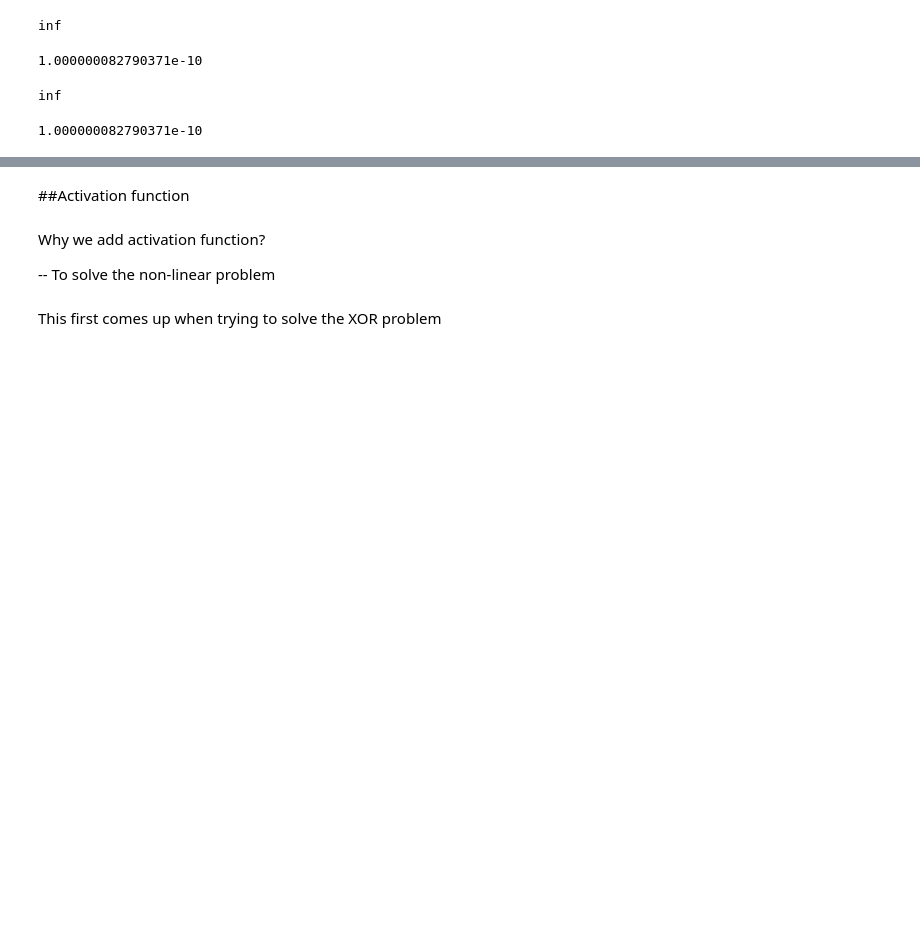
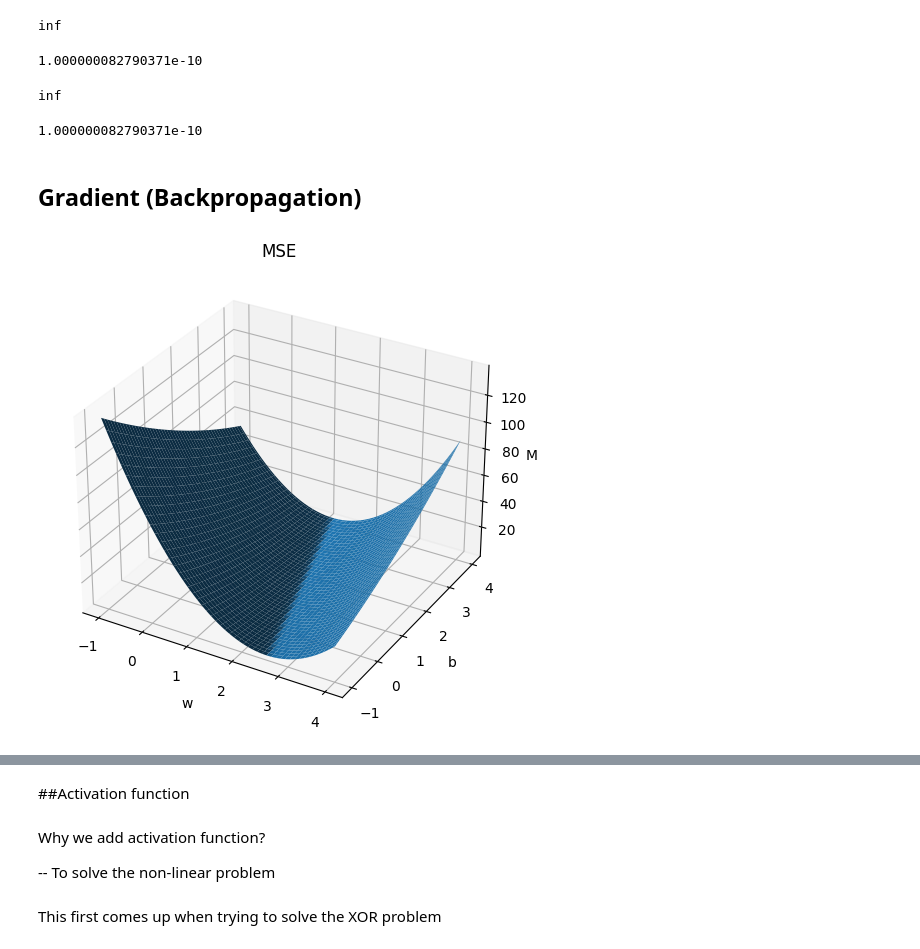
Before and after one commit to leonyangucl/2023fyp, a Jupyter notebook: CNN.ipynb, the cells around one changed output, grey strips where cells are left out. Cells and saved outputs as stored; diff of their text form; code cells hidden in the pictures; blank space fills up the shorter version.

```diff
--- a/CNN.ipynb
+++ b/CNN.ipynb
@@ -119,3 +119,39 @@ loss = binary_ce(y_true, y_predict)
 print(loss)
 # %% [output]
 1.000000082790371e-10
+# %% [markdown]
+## Gradient (Backpropagation)
+# %%
+X = np.array([1, 2, 3, 4, 5])
+Y = np.array([3, 5, 7, 9, 11])
+# %%
+def mse(y_true, y_predict):
+  loss = np.mean(np.square(y_true - y_predict))
+  return loss
+# %%
+from mpl_toolkits.mplot3d import Axes3D
+
+
+w_values = np.linspace(-1, 4, 100)
+b_values = np.linspace(-1, 4, 100)
+
+
+w_values, b_values = np.meshgrid(w_values, b_values)
+
+#calculate mse corresponding to w and b
+mse_values = np.array([mse(Y, w*X + b) for w, b in zip(np.ravel(w_values), np.ravel(b_values))])
+mse_values = mse_values.reshape(w_values.shape)
+
+
+fig = plt.figure(figsize=(10,6))
+ax = fig.add_subplot(111, projection='3d')
+surf = ax.plot_surface(w_values, b_values, mse_values)
+
+
+ax.set_xlabel('w')
+ax.set_ylabel('b')
+ax.set_zlabel('MSE')
+plt.title('MSE')
+plt.show()
+# %% [output]
+[figure, added]
```
Also changed, not shown: parts of 36 cells of this notebook.
